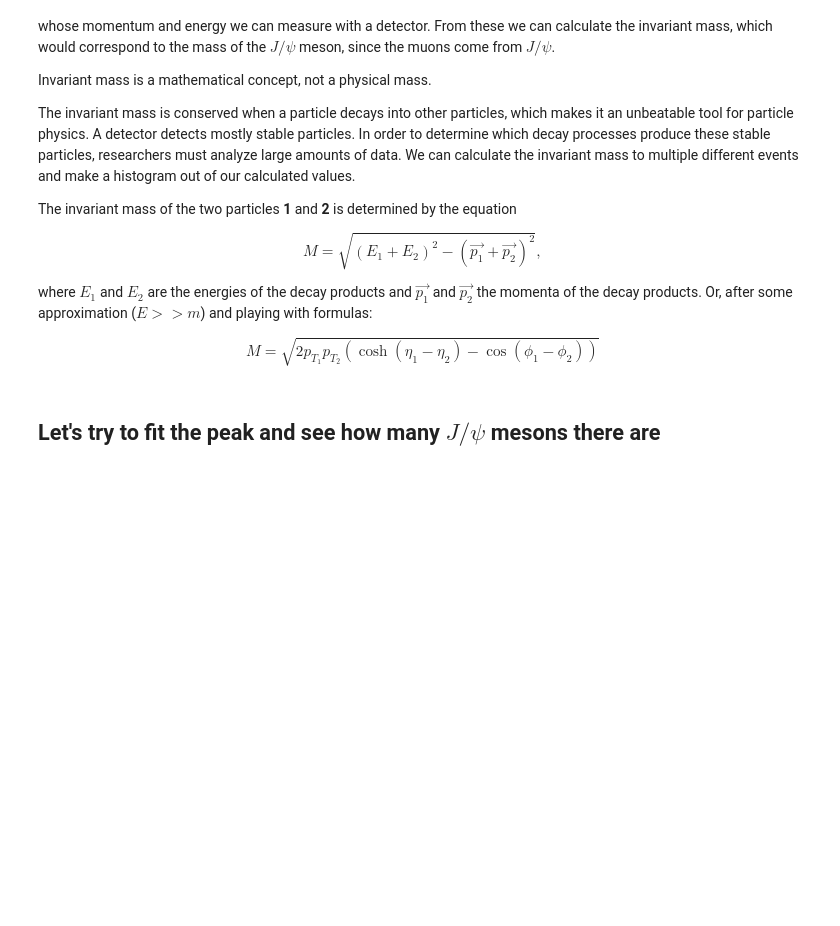
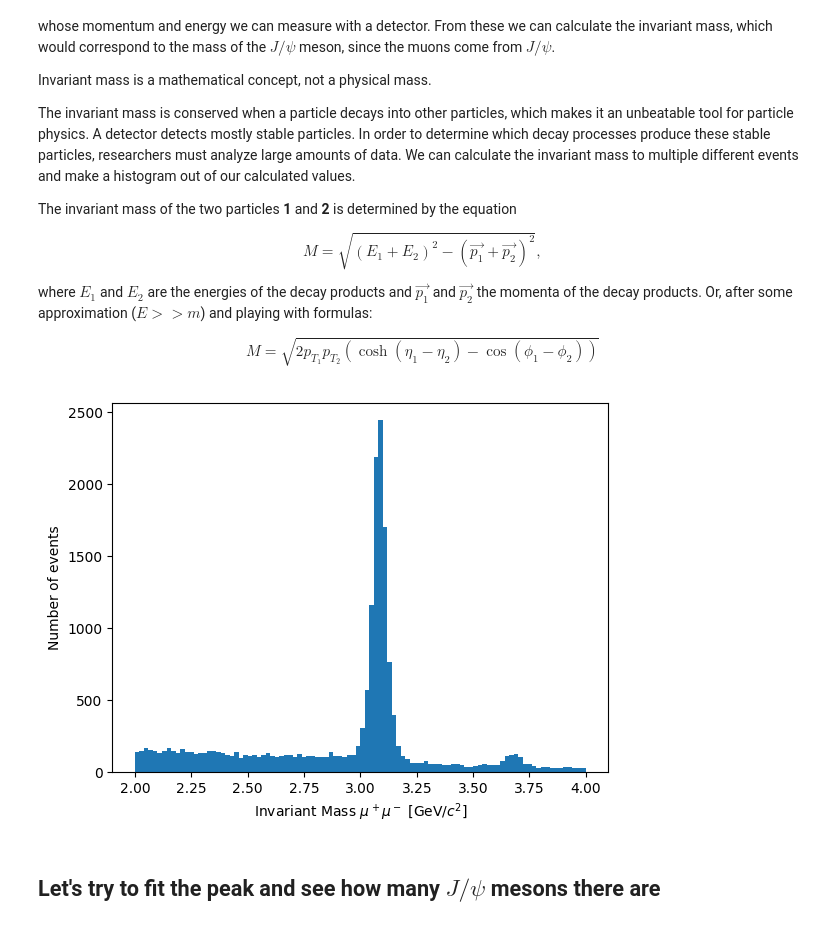
Before and after one commit to aprozo/jpsi, a Jupyter notebook: invariantMass.ipynb, the cells around one changed output. Cells and saved outputs as stored; diff of their text form; code cells hidden in the pictures; blank space fills up the shorter version.

```diff
--- a/invariantMass.ipynb
+++ b/invariantMass.ipynb
@@ -140,10 +152,12 @@ $$ M = \sqrt{2p_{T_1}p_{T_2}(\cosh(\eta_1-\eta_2)-\cos(\phi_1-\phi_2))} $$
 # %%
 
 dataset['Invariant Mass'] = np.sqrt(2*dataset.pt1*dataset.pt2*(np.cosh(dataset.eta1-dataset.eta2)-np.cos(dataset.phi1-dataset.phi2))) # use the formula above
-plt.hist(dataset['Invariant Mass'], bins=200, range=(2,4)) # Plot a histogram of the data in the column 'Invariant Mass' with 500 bins and a range from 2 to 4 GeV/c^2.
+plt.hist(dataset['Invariant Mass'], bins=100, range=(2,4)) # Plot a histogram of the data in the column 'Invariant Mass' with 500 bins and a range from 2 to 4 GeV/c^2.
 plt.xlabel(r'Invariant Mass $\mu^+\mu^-$ [GeV/$c^2$]') # Label the x-axis as 'Invariant Mass [GeV/c^2]'
 plt.ylabel('Number of events') # Label the y-axis as 'Number of events'
 plt.show()
+# %% [output]
+[figure, added]
 # %% [markdown]
 ## Let's try to fit the peak and see how many $J/\psi$ mesons there are
 # %%
```
Also changed, not shown: parts of 9 cells of this notebook, 3 other files.
